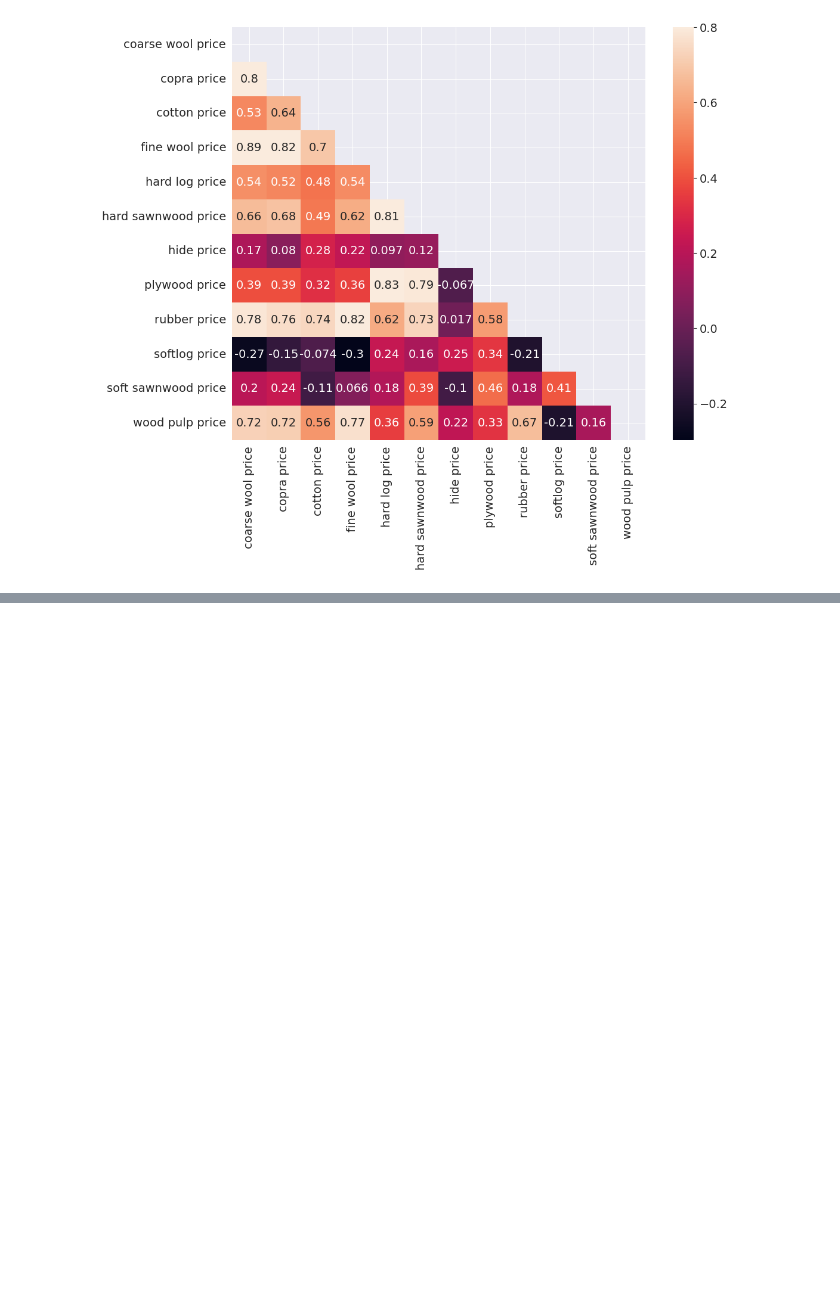
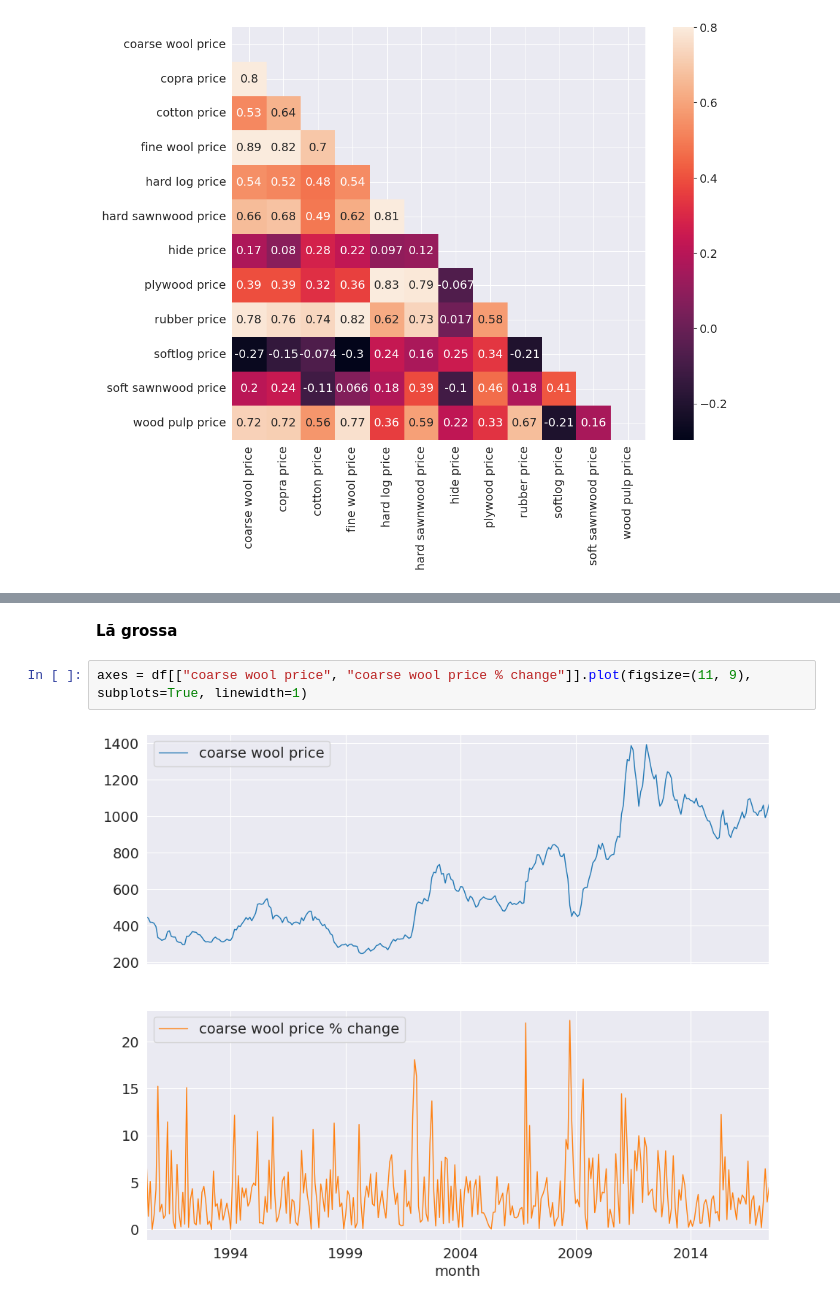
Before and after one commit to adamcardoso/data-analysis-project-Agricultural-Raw-Material-prices, a Jupyter notebook: AgriculturalRawMaterial.ipynb, the cells around one changed output, grey strips where cells are left out. Drawn from its saved outputs; the diff is of its cells as text; blank space fills up the shorter version.

```diff
--- a/AgriculturalRawMaterial.ipynb
+++ b/AgriculturalRawMaterial.ipynb
@@ -144,0 +186,6 @@ plt.show()
+# %% [markdown]
+**Lã grossa**
+# %%
+axes = df[["coarse wool price", "coarse wool price % change"]].plot(figsize=(11, 9), subplots=True, linewidth=1)
+# %% [output]
+[figure, added]
```
Also changed, not shown: parts of 25 cells of this notebook.
